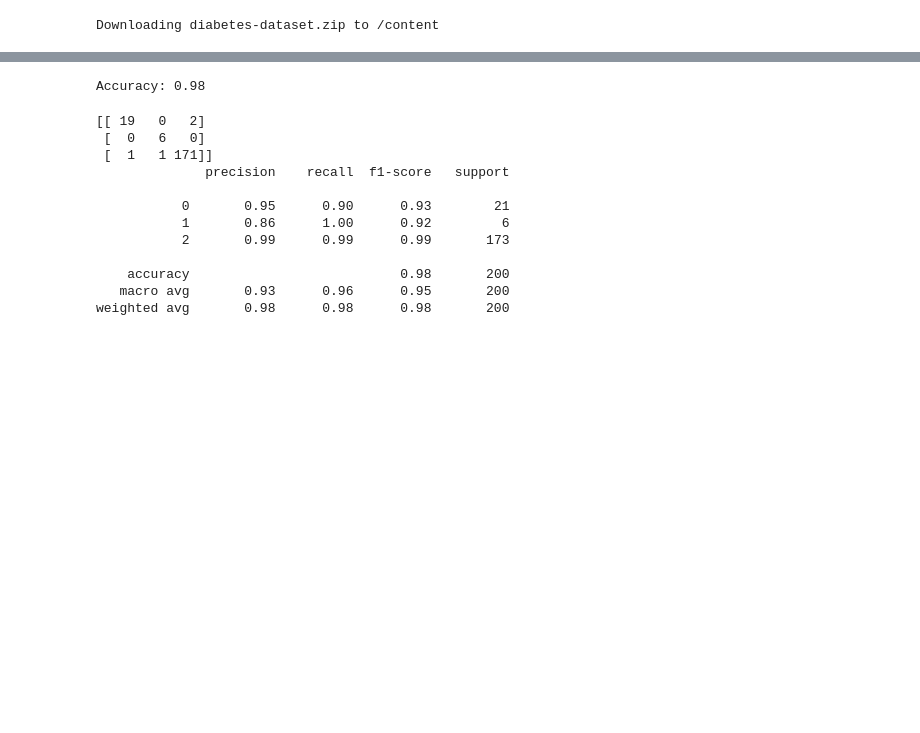
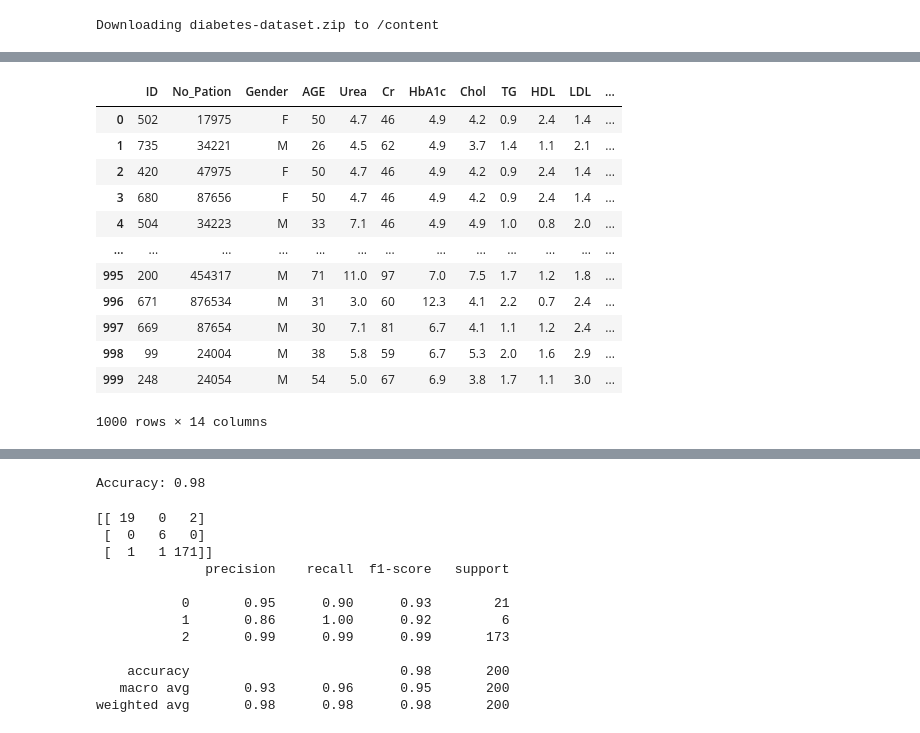
Before and after one commit to eduardotvn/DecisionTreeTest, a Jupyter notebook: DiabetesCSVTraining.ipynb, the cells around one changed output, grey strips where cells are left out. Cells and saved outputs as stored; diff of their text form; code cells hidden in the pictures; blank space fills up the shorter version.

```diff
--- a/DiabetesCSVTraining.ipynb
+++ b/DiabetesCSVTraining.ipynb
@@ -25,0 +26,27 @@ Archive:  diabetes-dataset.zip
+# %%
+# Let's prepare our training and test variables with dataframes
+
+import pandas as pd
+from sklearn.model_selection import train_test_split
+from sklearn.preprocessing import LabelEncoder
+
+
+csv_path = '/content/Dataset of Diabetes .csv'
+
+df = pd.read_csv(csv_path)
+
+df
+# %% [output]
+|  | ID | No_Pation | Gender | AGE | Urea | Cr | HbA1c | Chol | TG | HDL | LDL | ... |
+| 0 | 502 | 17975 | F | 50 | 4.7 | 46 | 4.9 | 4.2 | 0.9 | 2.4 | 1.4 | ... |
+| 1 | 735 | 34221 | M | 26 | 4.5 | 62 | 4.9 | 3.7 | 1.4 | 1.1 | 2.1 | ... |
+| 2 | 420 | 47975 | F | 50 | 4.7 | 46 | 4.9 | 4.2 | 0.9 | 2.4 | 1.4 | ... |
+| 3 | 680 | 87656 | F | 50 | 4.7 | 46 | 4.9 | 4.2 | 0.9 | 2.4 | 1.4 | ... |
+| 4 | 504 | 34223 | M | 33 | 7.1 | 46 | 4.9 | 4.9 | 1.0 | 0.8 | 2.0 | ... |
+| ... | ... | ... | ... | ... | ... | ... | ... | ... | ... | ... | ... | ... |
+| 995 | 200 | 454317 | M | 71 | 11.0 | 97 | 7.0 | 7.5 | 1.7 | 1.2 | 1.8 | ... |
+| 996 | 671 | 876534 | M | 31 | 3.0 | 60 | 12.3 | 4.1 | 2.2 | 0.7 | 2.4 | ... |
+| 997 | 669 | 87654 | M | 30 | 7.1 | 81 | 6.7 | 4.1 | 1.1 | 1.2 | 2.4 | ... |
+| 998 | 99 | 24004 | M | 38 | 5.8 | 59 | 6.7 | 5.3 | 2.0 | 1.6 | 2.9 | ... |
+| 999 | 248 | 24054 | M | 54 | 5.0 | 67 | 6.9 | 3.8 | 1.7 | 1.1 | 3.0 | ... |
+1000 rows × 14 columns
```
Also changed, not shown: parts of 5 cells of this notebook.
